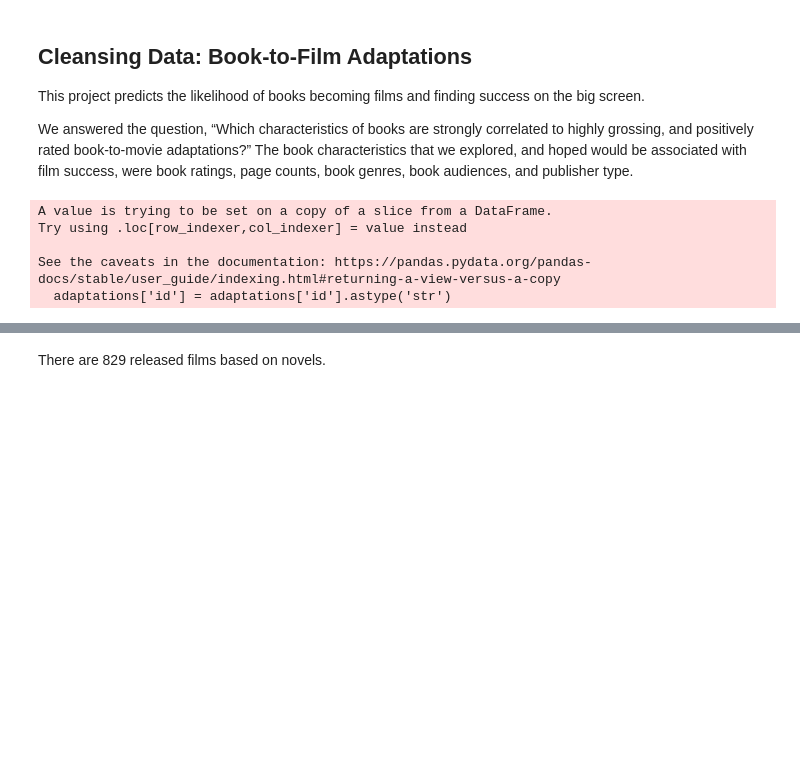
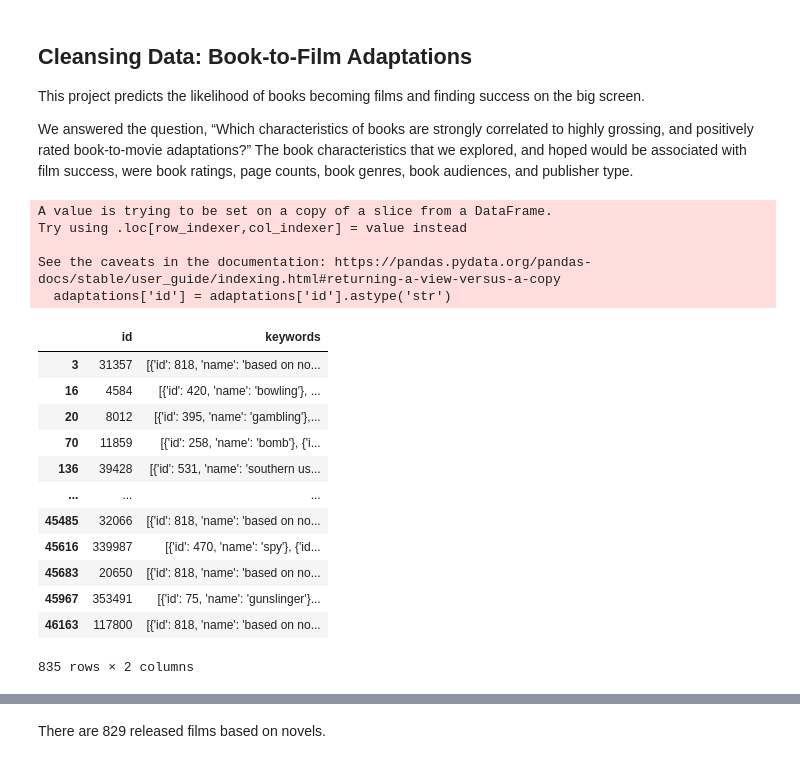
Before and after one commit to laurenemilyto/film_adapatation_success, a Jupyter notebook: Data Cleansing.ipynb, the cells around one changed output, grey strips where cells are left out. Drawn from its saved outputs; the diff is of its cells as text; code cells hidden in the pictures; blank space fills up the shorter version.

```diff
--- a/Data Cleansing.ipynb
+++ b/Data Cleansing.ipynb
@@ -30,15 +30,29 @@ link_df = pd.read_csv(link_path, encoding="utf-8")
 # %%
 # Filter df nested dict for 'based on novel' to find book-to-movie adaptations
 adaptations = keywords_df[['based on novel' in row for row in keywords_df['keywords']]]
 
 # Convert int to str to merge dfs
 adaptations['id'] = adaptations['id'].astype('str')
+adaptations
 # %% [output]
 A value is trying to be set on a copy of a slice from a DataFrame.
 Try using .loc[row_indexer,col_indexer] = value instead
 
 See the caveats in the documentation: https://pandas.pydata.org/pandas-docs/stable/user_guide/indexing.html#returning-a-view-versus-a-copy
   adaptations['id'] = adaptations['id'].astype('str')
+|  | id | keywords |
+| 3 | 31357 | [{'id': 818, 'name': 'based on no... |
+| 16 | 4584 | [{'id': 420, 'name': 'bowling'}, ... |
+| 20 | 8012 | [{'id': 395, 'name': 'gambling'},... |
+| 70 | 11859 | [{'id': 258, 'name': 'bomb'}, {'i... |
+| 136 | 39428 | [{'id': 531, 'name': 'southern us... |
+| ... | ... | ... |
+| 45485 | 32066 | [{'id': 818, 'name': 'based on no... |
+| 45616 | 339987 | [{'id': 470, 'name': 'spy'}, {'id... |
+| 45683 | 20650 | [{'id': 818, 'name': 'based on no... |
+| 45967 | 353491 | [{'id': 75, 'name': 'gunslinger'}... |
+| 46163 | 117800 | [{'id': 818, 'name': 'based on no... |
+835 rows × 2 columns
 # %%
 # Join dfs on 'id' field
 adaptations_merge = pd.merge(adaptations, movies_df,  how = 'inner', on = 'id')
```
Also changed, not shown: parts of 2 cells of this notebook, 1 other file.
